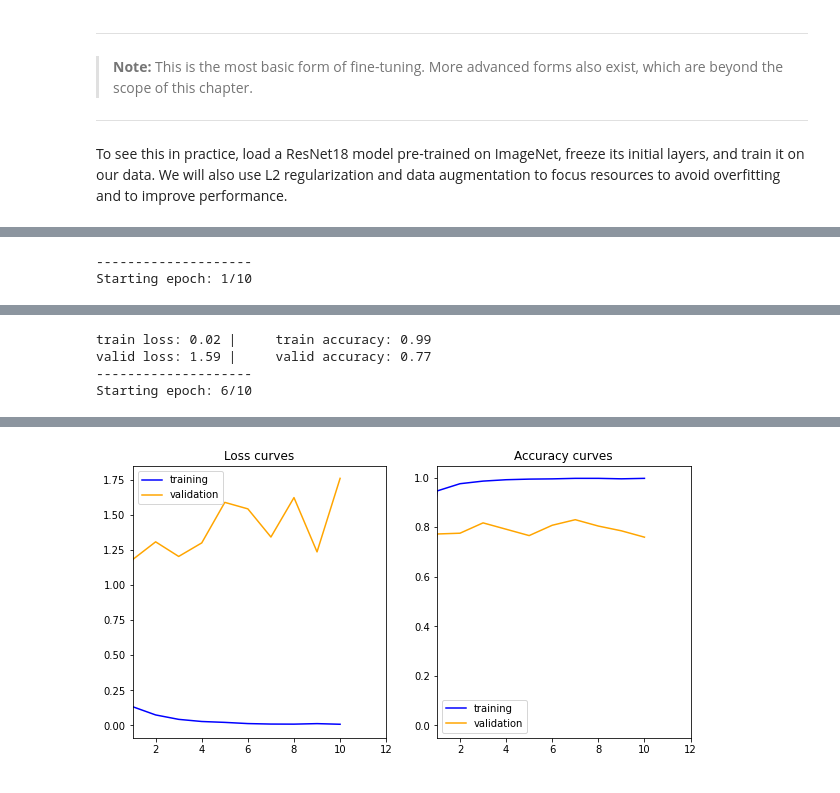
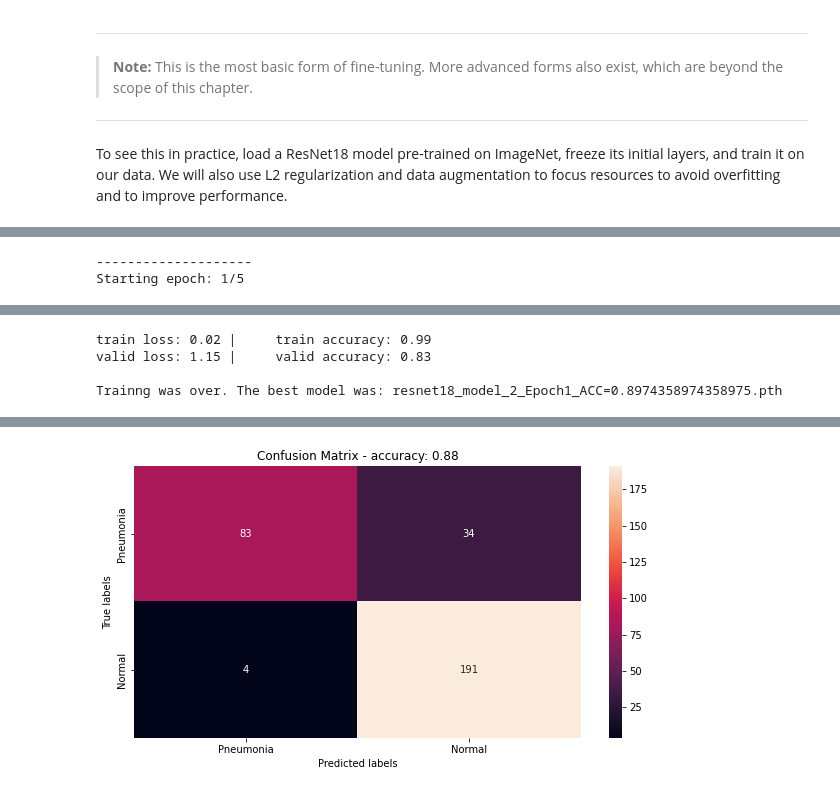
Before and after one commit to RSNA/AI-Deep-Learning-Lab-2019, a Jupyter notebook: DataAugmentation.ipynb, the cells around one changed output, grey strips where cells are left out. Saved outputs shown, nothing was run; the diff lists cells and outputs as text; code cells hidden in the pictures.

```diff
--- a/DataAugmentation.ipynb
+++ b/DataAugmentation.ipynb
@@ -1601,0 +680,31 @@ Downloading: "https://download.pytorch.org/models/resnet18-f37072fd.pth" to /roo
+# %%
+criterion = torch.nn.CrossEntropyLoss()
+learning_rate = 0.01
+optimizer = torch.optim.SGD(resnet18_model.parameters(), lr=learning_rate, weight_decay=0.001)
+num_epochs = 5
+# %%
+# baseline with no augmentation for resnet and vgg
+resnet18_model = train_classifier(
+    model=resnet18_model,
+    model_name="Imagenet_pretrained_resnet18",
+    train_loader=train_loader,  # no augmentation
+    valid_loader=valid_loader,
+    criterion=criterion,
+    optimizer=optimizer,
+    num_epochs=num_epochs,
+    plot_curves=True,
+)
+
+_ = evaluate_model(resnet18_model)
+
+vgg_model = train_classifier(
+    model=Imagenet_pretrained_vgg16,
+    model_name="Imagenet_pretrained_vgg16",
+    train_loader=train_loader2,
+    valid_loader=valid_loader2,
+    criterion=criterion,
+    optimizer=optimizer,
+    num_epochs=num_epochs,
+    plot_curves=True,
+)
+_ = evaluate_model(vgg_model)
@@ -1602,22 +718,19 @@ Downloading: "https://download.pytorch.org/models/resnet18-f37072fd.pth" to /roo
 # %%
 # Training a model with resnet18 architecture and pretrained weights
 
-criterion = torch.nn.CrossEntropyLoss()
-learning_rate = 0.01
-optimizer = torch.optim.SGD(
-    resnet18_model.parameters(), lr=learning_rate, weight_decay=0.001
-)
-num_epochs = 10
+
 resnet18_model_2 = train_classifier(
     model=resnet18_model,
     model_name="resnet18_model_2",
-    train_loader=train_loader2,
+    train_loader=train_loader2,  #augmented data
     valid_loader=valid_loader2,
     criterion=criterion,
     optimizer=optimizer,
     num_epochs=num_epochs,
     plot_curves=True,
 )
+
+_ = evaluate_model(resnet18_model)
 # %% [output]
 --------------------
-Starting epoch: 1/10
+Starting epoch: 1/5
@@ -1640,4 +753,4 @@ Starting epoch: 5/10
 train loss: 0.02 |     train accuracy: 0.99
-valid loss: 1.59 |     valid accuracy: 0.77
---------------------
-Starting epoch: 6/10
+valid loss: 1.15 |     valid accuracy: 0.83
+
+Trainng was over. The best model was: resnet18_model_2_Epoch1_ACC=0.8974358974358975.pth
@@ -1664 +757 @@ Trainng was over. The best model was: resnet18_model_2_Epoch1_ACC=0.772435897435
-[figure, old version]
+[figure, new version]
```
Also changed, not shown: parts of 92 cells of this notebook.
